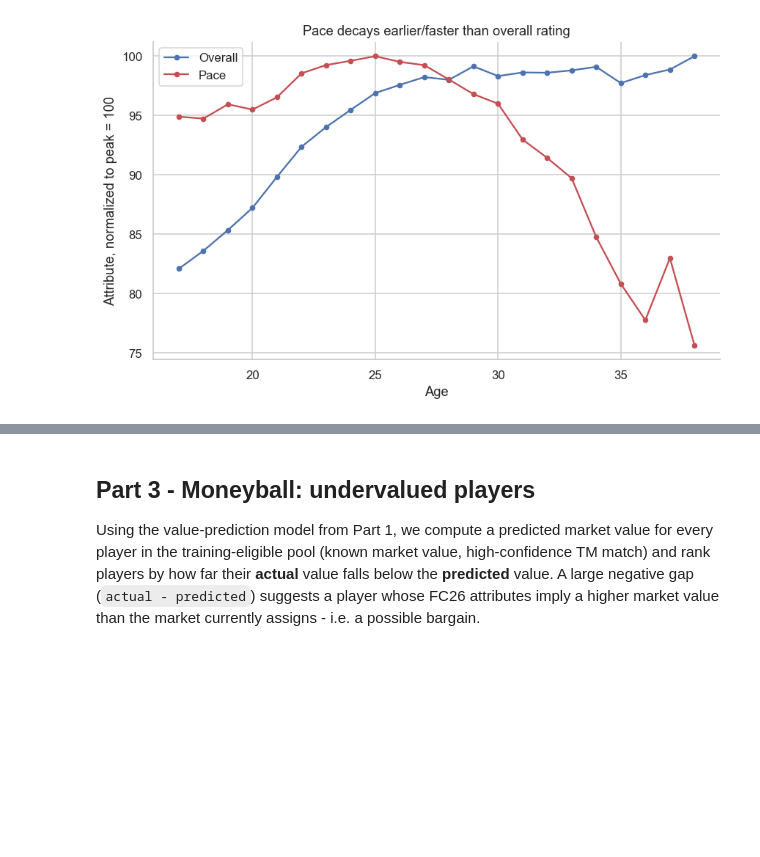
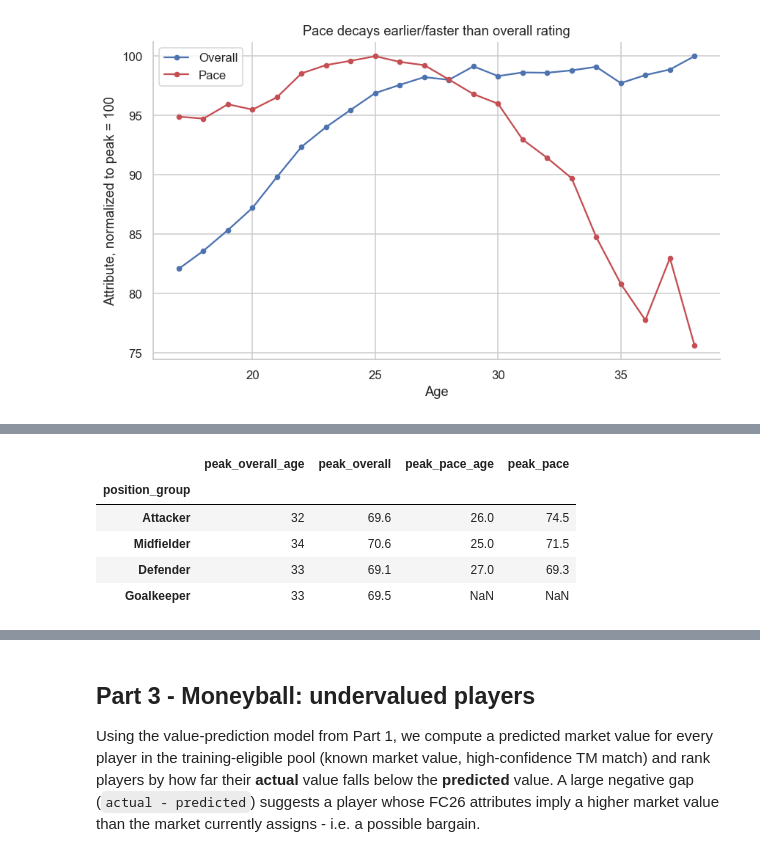
Before and after one commit to thompgt/fc26-player-analysis, a Jupyter notebook: notebooks/04_extras.ipynb, the cells around one changed output, grey strips where cells are left out. Cells and saved outputs as stored; diff of their text form; code cells hidden in the pictures; blank space fills up the shorter version.

```diff
--- a/notebooks/04_extras.ipynb
+++ b/notebooks/04_extras.ipynb
@@ -297,0 +361,29 @@ plt.show()
+# %%
+MIN_N_PEAK = 30
+
+def peak_age(sub, metric, min_n=MIN_N_PEAK):
+    counts = sub.groupby("age").size()
+    means = sub.groupby("age")[metric].mean()
+    means = means[counts >= min_n]
+    return means.idxmax(), means.max()
+
+peak_rows = []
+for grp in group_order:
+    sub = age_df[age_df["position_group"] == grp]
+    ovr_age, ovr_val = peak_age(sub, "overall")
+    row = {"position_group": grp, "peak_overall_age": ovr_age, "peak_overall": round(ovr_val, 1)}
+    if grp != "Goalkeeper":
+        pace_age, pace_val = peak_age(sub, "pace")
+        row["peak_pace_age"] = pace_age
+        row["peak_pace"] = round(pace_val, 1)
+    peak_rows.append(row)
+
+peak_df = pd.DataFrame(peak_rows).set_index("position_group").loc[group_order]
+peak_df
+# %% [output]
+|  | peak_overall_age | peak_overall | peak_pace_age | peak_pace |
+| position_group |  |  |  |  |
+| Attacker | 32 | 69.6 | 26.0 | 74.5 |
+| Midfielder | 34 | 70.6 | 25.0 | 71.5 |
+| Defender | 33 | 69.1 | 27.0 | 69.3 |
+| Goalkeeper | 33 | 69.5 | NaN | NaN |
```
Also changed, not shown: parts of 12 cells of this notebook.
